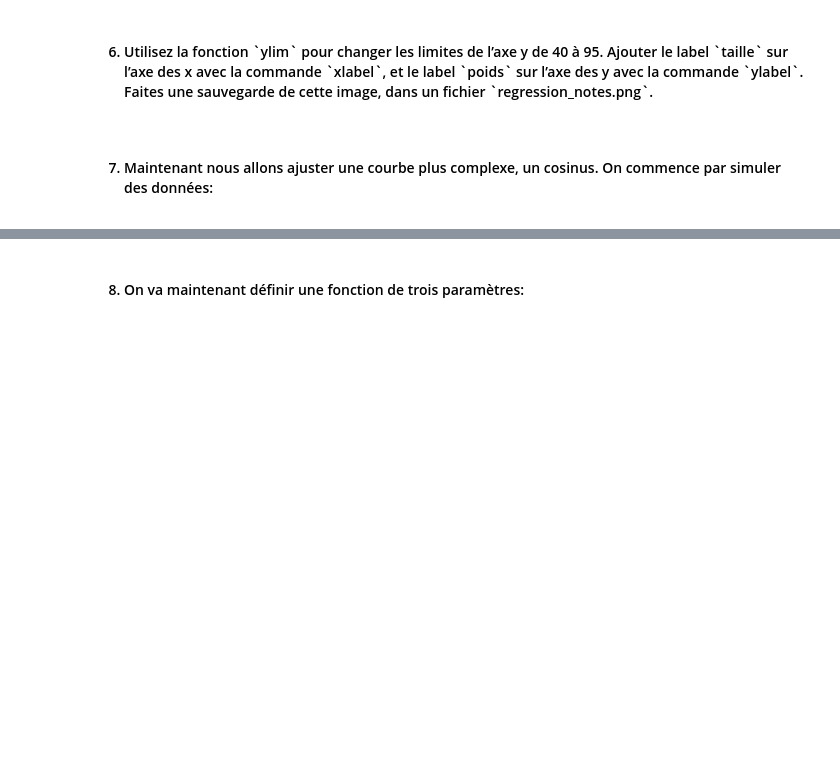
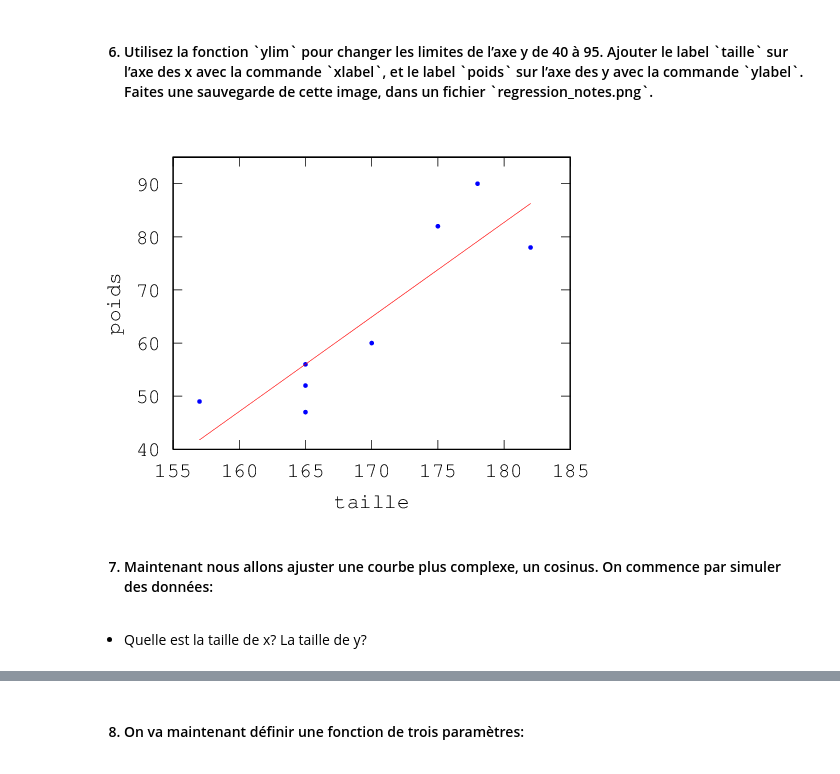
Before and after one commit to SIMEXP/Projects, a Jupyter notebook: NSC2006/labo1/labo_NSC2006_donnees_multidimentionnelles_Octave.ipynb, the cells around one changed output, grey strips where cells are left out. Cells and saved outputs as stored; diff of their text form; code cells hidden in the pictures; blank space fills up the shorter version.

```diff
--- a/NSC2006/labo1/labo_NSC2006_donnees_multidimentionnelles_Octave.ipynb
+++ b/NSC2006/labo1/labo_NSC2006_donnees_multidimentionnelles_Octave.ipynb
@@ -458,6 +469,18 @@ plot(x,ftheta(theta_chap,x),'r');
     l’axe des y avec la commande `ylabel`. Faites une sauvegarde de cette image,
     dans un fichier `regression_notes.png`. </li></h4>
 </ol>
+# %%
+%%matlab
+figure
+plot(x,y,'b.');
+hold on
+plot(x,ftheta(theta_chap,x),'r');
+ylim([40 95])
+xlabel('taille')
+ylabel('poids')
+print('regression_notes.png','-dpng')
+# %% [output]
+[figure, added]
 # %% [markdown]
 <ol start="7">
   <h4><li>Maintenant nous allons ajuster une courbe plus complexe, un cosinus.
@@ -468,3 +491,5 @@ plot(x,ftheta(theta_chap,x),'r');
 clear
 x = 0:0.1:30;
 y = cos(x) + randn(1,301);
+# %% [markdown]
+- Quelle est la taille de x? La taille de y?
```
Also changed, not shown: parts of 25 cells of this notebook.
